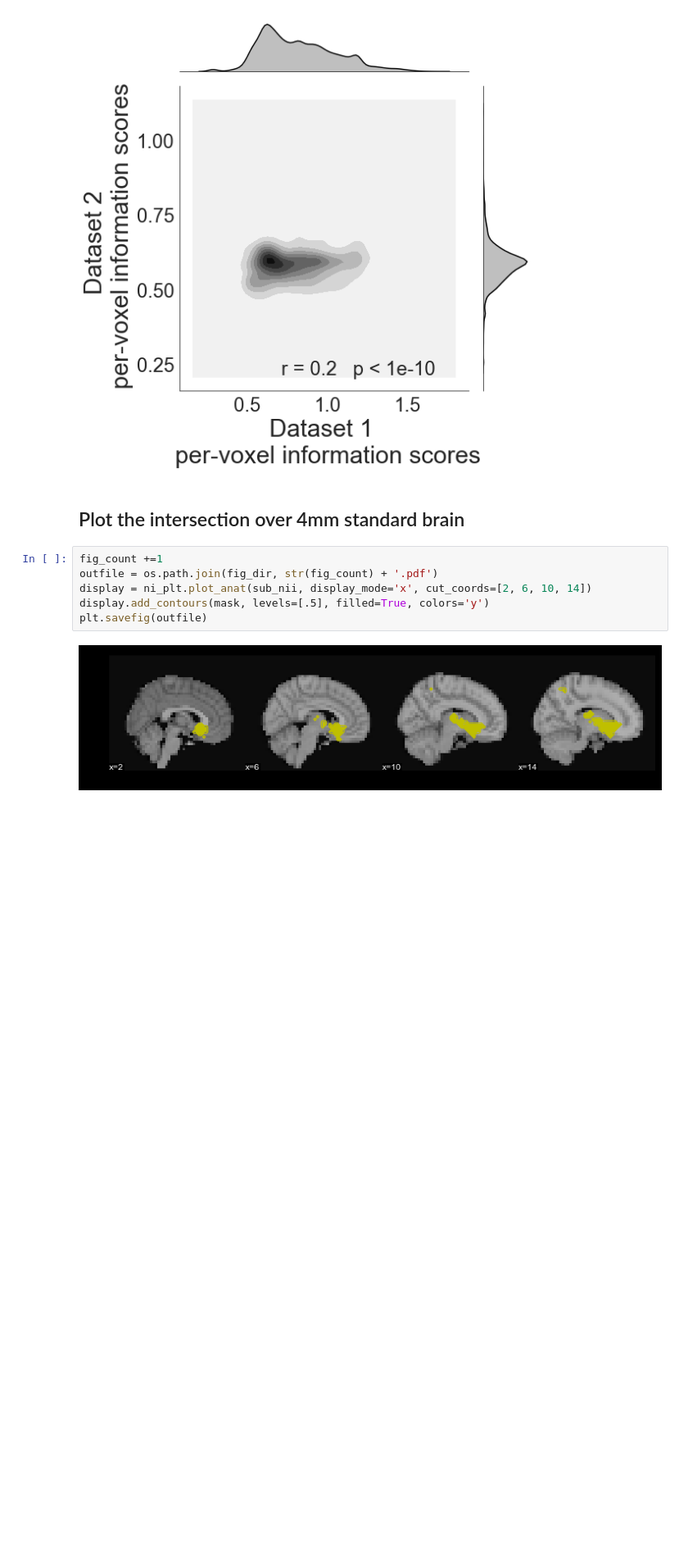
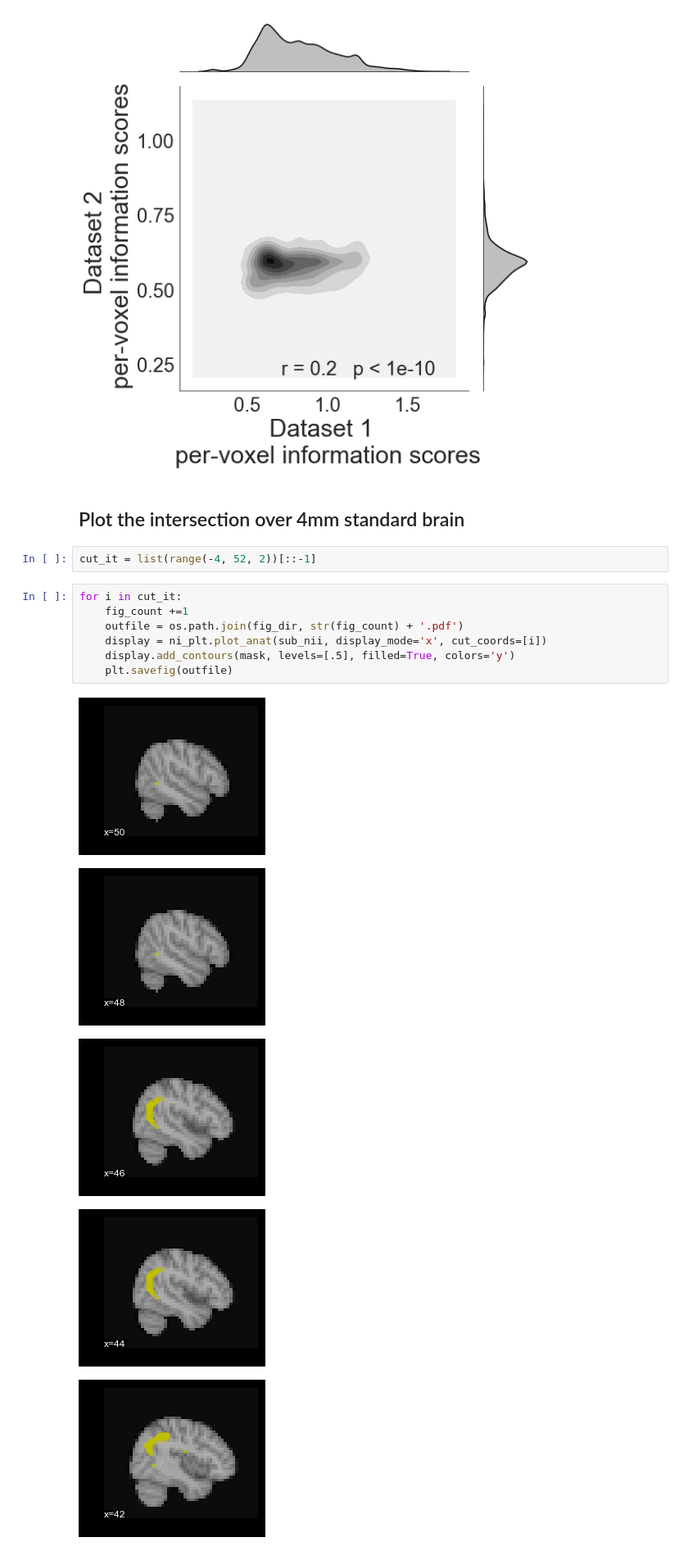
Before and after one commit to ContextLab/supereeg_paper, a Jupyter notebook: code/notebooks/best_loc.ipynb, the cells around one changed output. Shown at 82% size. Drawn from its saved outputs; the diff is of its cells as text; blank space fills up the shorter version.

```diff
--- a/code/notebooks/best_loc.ipynb
+++ b/code/notebooks/best_loc.ipynb
@@ -413,11 +413,18 @@ plot.plot_2d_corr_hist(best_locs_df, outfile=outfile)
 [figure]
 # %% [markdown]
 ## Plot the intersection over 4mm standard brain
+# %%
+cut_it = list(range(-4, 52, 2))[::-1]
 # %%
-fig_count +=1
-outfile = os.path.join(fig_dir, str(fig_count) + '.pdf')
-display = ni_plt.plot_anat(sub_nii, display_mode='x', cut_coords=[2, 6, 10, 14])
-display.add_contours(mask, levels=[.5], filled=True, colors='y')
-plt.savefig(outfile)
+for i in cut_it:
+    fig_count +=1
+    outfile = os.path.join(fig_dir, str(fig_count) + '.pdf')
+    display = ni_plt.plot_anat(sub_nii, display_mode='x', cut_coords=[i])
+    display.add_contours(mask, levels=[.5], filled=True, colors='y')
+    plt.savefig(outfile)
 # %% [output]
-[figure, old version]
+[figure, new version]
+[figure, added]
+[figure, added]
+[figure, added]
+[figure, added]
```
Also changed, not shown: parts of 2 cells of this notebook, 35 other files.
